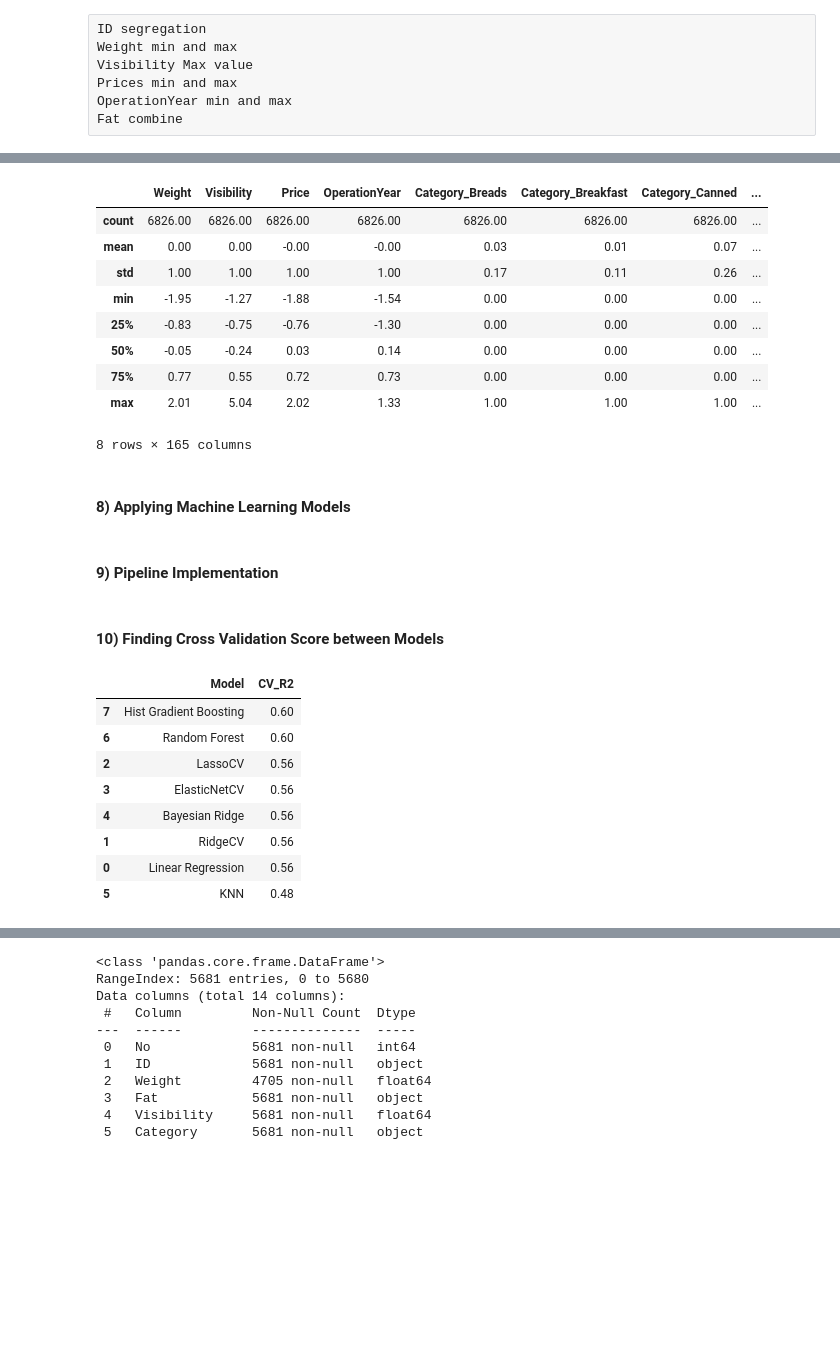
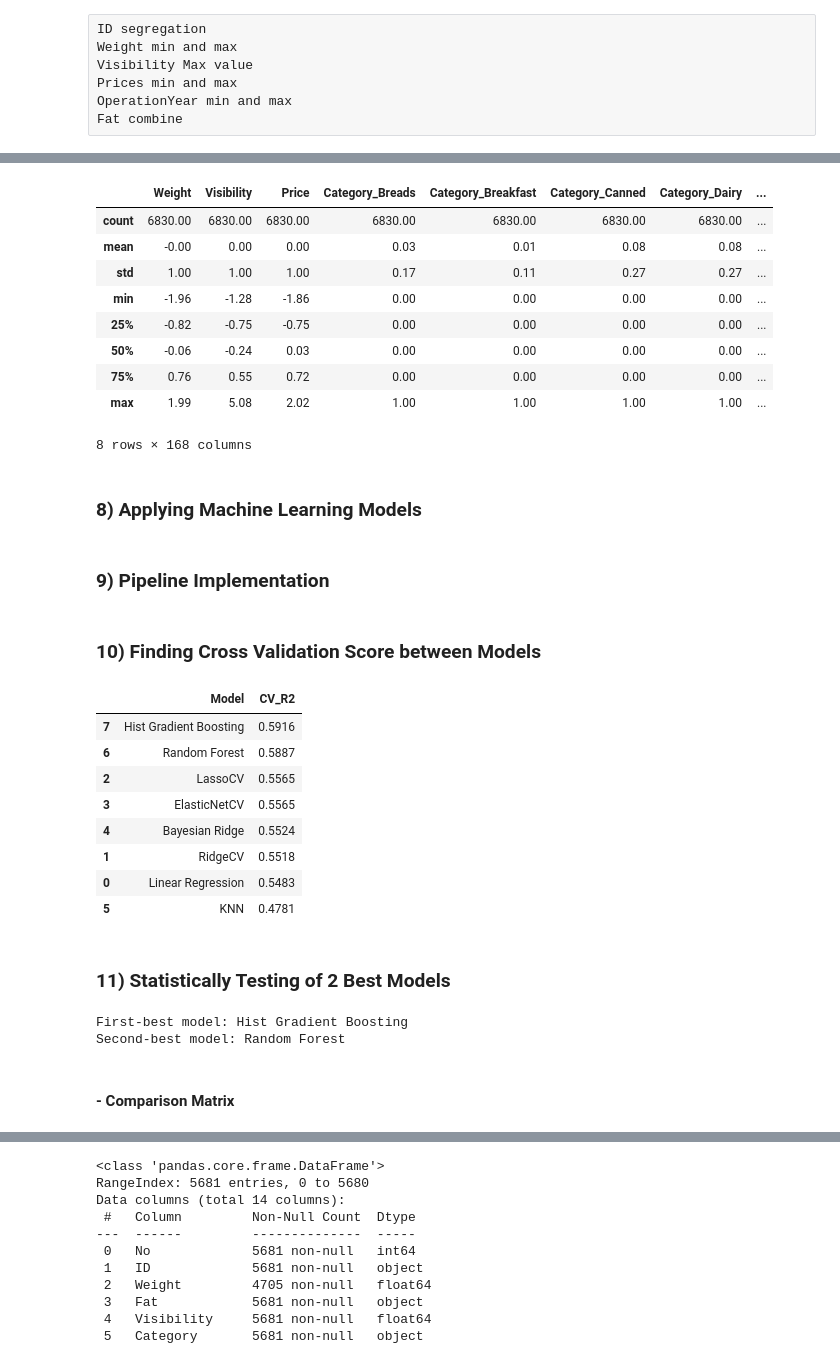
Before and after one commit to simran2104/retail-sales-prediction, a Jupyter notebook: sales_prediction-model.ipynb, the cells around one changed output, grey strips where cells are left out. Drawn from its saved outputs; the diff is of its cells as text; code cells hidden in the pictures; blank space fills up the shorter version.

Commit message:
feat: Added final Model Training and Evaluation

```diff
--- a/sales_prediction-model.ipynb
+++ b/sales_prediction-model.ipynb
@@ -149,2 +168,3 @@ Name: Sales, dtype: float64
 # %%
-df=df[df["Sales"]>0]
+# Remove two corrupted observations
+df = df.drop(index=[5180, 6047])
@@ -156,2 +171,3 @@ sns.boxplot(df["Sales"])
 # %%
-df.nlargest(10, "Sales")[["Sales"]]
+# Replace the third extreme Sales value with median
+df.loc[6193, "Sales"] = df["Sales"].median()
@@ -177,2 +185,0 @@ df.loc[[5180, 6047, 6193]]
-# %%
-df = df.drop(index=[5180, 6047, 6193])
@@ -632,7 +689,7 @@ from sklearn.preprocessing import OneHotEncoder, OrdinalEncoder
 trf5 = ColumnTransformer(
     transformers = [
         # Handling Missing values on Numerical Features
-        ('trf_5_1', SimpleImputer(strategy="median"), ["Weight", "Visibility", "Price", "OperationYear"]),
+        ('trf_5_1', SimpleImputer(strategy="median", add_indicator=True), ["Weight", "Visibility", "Price", "OperationYear"]),
         # Handling Missing values on Categorical Features
         ('trf_5_2', SimpleImputer(strategy="most_frequent"), ["Fat", "Category", "Area", "Size", "Type", "StoreCode", "Product_Code", "Product_ID"])
     ],
@@ -716,30 +773,30 @@ X_train.describe()
 # %%
 from sklearn.preprocessing import StandardScaler
 
 trf7 = ColumnTransformer(
     transformers=[
-        ("trf_7_1", StandardScaler(), ["Weight", "Visibility", "Price", "OperationYear"])
+        ("trf_7_1", StandardScaler(), ["Weight", "Visibility", "Price"])
     ],
     remainder="passthrough",
     verbose_feature_names_out=False
 )
 trf7.set_output(transform="pandas")
 
 X_train_temp = trf7.fit_transform(X_train_temp)
 X_train_temp.describe()
 # %% [output]
-|  | Weight | Visibility | Price | OperationYear | Category_Breads | Category_Breakfast | Category_Canned | ... |
-| count | 6826.00 | 6826.00 | 6826.00 | 6826.00 | 6826.00 | 6826.00 | 6826.00 | ... |
-| mean | 0.00 | 0.00 | -0.00 | -0.00 | 0.03 | 0.01 | 0.07 | ... |
-| std | 1.00 | 1.00 | 1.00 | 1.00 | 0.17 | 0.11 | 0.26 | ... |
-| min | -1.95 | -1.27 | -1.88 | -1.54 | 0.00 | 0.00 | 0.00 | ... |
-| 25% | -0.83 | -0.75 | -0.76 | -1.30 | 0.00 | 0.00 | 0.00 | ... |
-| 50% | -0.05 | -0.24 | 0.03 | 0.14 | 0.00 | 0.00 | 0.00 | ... |
-| 75% | 0.77 | 0.55 | 0.72 | 0.73 | 0.00 | 0.00 | 0.00 | ... |
-| max | 2.01 | 5.04 | 2.02 | 1.33 | 1.00 | 1.00 | 1.00 | ... |
+|  | Weight | Visibility | Price | Category_Breads | Category_Breakfast | Category_Canned | Category_Dairy | ... |
+| count | 6830.00 | 6830.00 | 6830.00 | 6830.00 | 6830.00 | 6830.00 | 6830.00 | ... |
+| mean | -0.00 | 0.00 | 0.00 | 0.03 | 0.01 | 0.08 | 0.08 | ... |
+| std | 1.00 | 1.00 | 1.00 | 0.17 | 0.11 | 0.27 | 0.27 | ... |
+| min | -1.96 | -1.28 | -1.86 | 0.00 | 0.00 | 0.00 | 0.00 | ... |
+| 25% | -0.82 | -0.75 | -0.75 | 0.00 | 0.00 | 0.00 | 0.00 | ... |
+| 50% | -0.06 | -0.24 | 0.03 | 0.00 | 0.00 | 0.00 | 0.00 | ... |
+| 75% | 0.76 | 0.55 | 0.72 | 0.00 | 0.00 | 0.00 | 0.00 | ... |
+| max | 1.99 | 5.08 | 2.02 | 1.00 | 1.00 | 1.00 | 1.00 | ... |
-8 rows × 165 columns
+8 rows × 168 columns
 # %% [markdown]
-#### 8) Applying Machine Learning Models
+### 8) Applying Machine Learning Models
 # %%
 from sklearn.linear_model import (
     LinearRegression,
@@ -796,7 +853,7 @@ models = {
     )
 }
 # %% [markdown]
-#### 9) Pipeline Implementation
+### 9) Pipeline Implementation
 # %%
 from sklearn.pipeline import Pipeline
 from sklearn.base import clone
@@ -817,7 +874,7 @@ def build_model_pipeline(model):
         ("model", clone(model))
     ])
 # %% [markdown]
-#### 10) Finding Cross Validation Score between Models
+### 10) Finding Cross Validation Score between Models
 # %%
 from sklearn.model_selection import cross_val_score
 
@@ -847,14 +904,25 @@ results_df = pd.DataFrame(results).sort_values(
     "CV_R2", ascending=False
 )
 
-display(results_df.round(4))
+display(results_df)
 # %% [output]
 |  | Model | CV_R2 |
-| 7 | Hist Gradient Boosting | 0.60 |
-| 6 | Random Forest | 0.60 |
-| 2 | LassoCV | 0.56 |
-| 3 | ElasticNetCV | 0.56 |
-| 4 | Bayesian Ridge | 0.56 |
-| 1 | RidgeCV | 0.56 |
-| 0 | Linear Regression | 0.56 |
-| 5 | KNN | 0.48 |
+| 7 | Hist Gradient Boosting | 0.5916 |
+| 6 | Random Forest | 0.5887 |
+| 2 | LassoCV | 0.5565 |
+| 3 | ElasticNetCV | 0.5565 |
+| 4 | Bayesian Ridge | 0.5524 |
+| 1 | RidgeCV | 0.5518 |
+| 0 | Linear Regression | 0.5483 |
+| 5 | KNN | 0.4781 |
+# %% [markdown]
+### 11) Statistically Testing of 2 Best Models
+# %%
+first_model_name = results_df.iloc[0]["Model"]
+second_model_name = results_df.iloc[1]["Model"]
+
+print("First-best model:", first_model_name)
+print("Second-best model:", second_model_name)
+# %% [output]
+First-best model: Hist Gradient Boosting
+Second-best model: Random Forest
@@ -860,0 +938,2 @@ display(results_df.round(4))
+# %% [markdown]
+#### - Comparison Matrix
```
Also changed, not shown: parts of 69 cells of this notebook, 1 other file.
